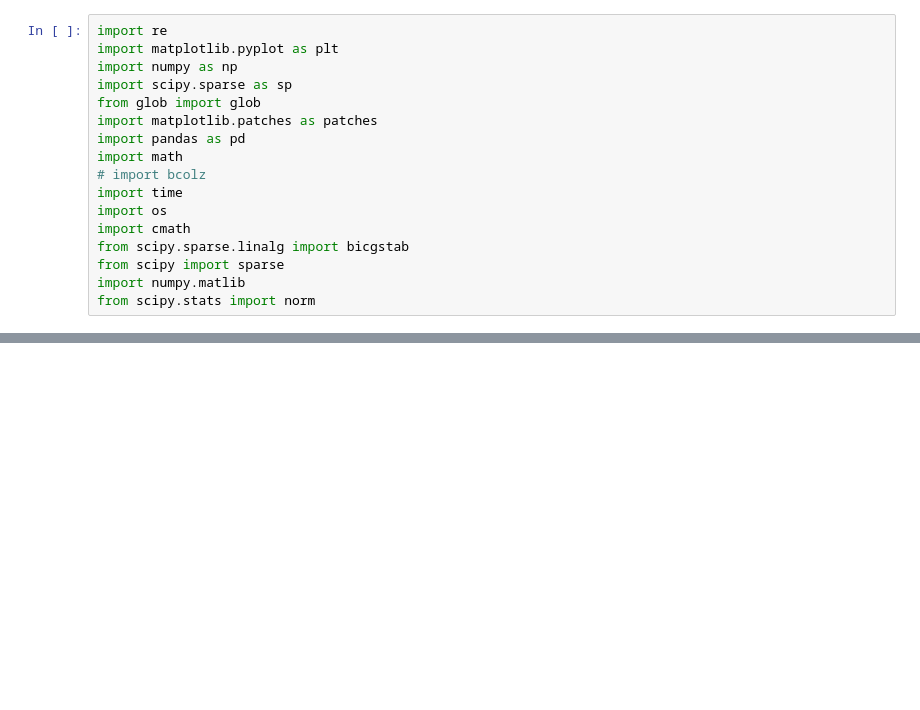
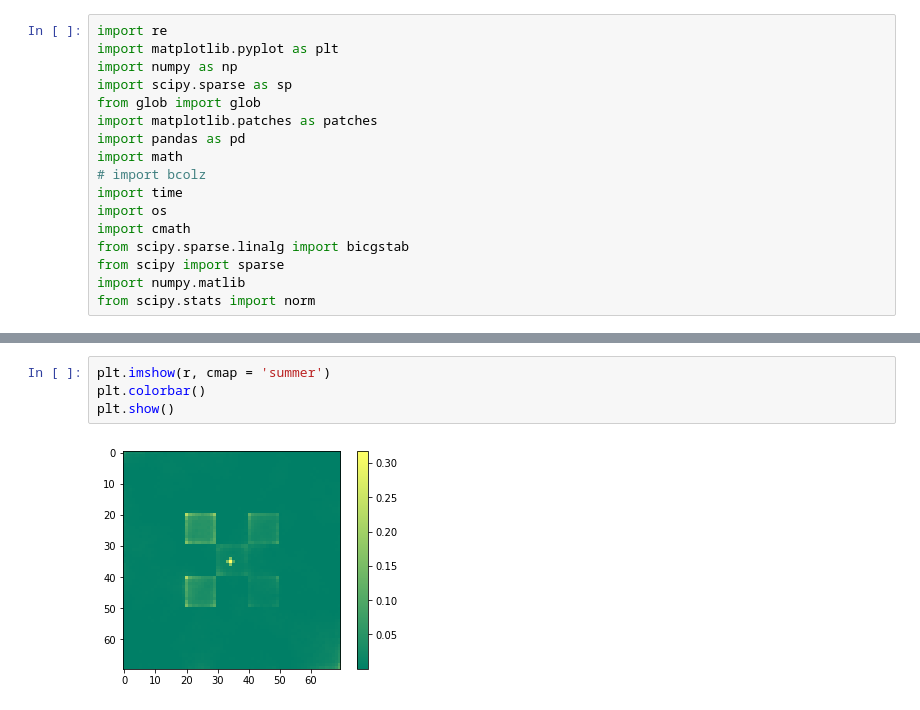
Before and after one commit to MrCrHaM/Passenger, a Jupyter notebook: MatlabFilesVectorField/02-24-18-Cem'sCode.ipynb, the cells around one changed output, grey strips where cells are left out. Drawn from its saved outputs; the diff is of its cells as text; blank space fills up the shorter version.

```diff
--- a/MatlabFilesVectorField/02-24-18-Cem'sCode.ipynb
+++ b/MatlabFilesVectorField/02-24-18-Cem'sCode.ipynb
@@ -290 +315,7 @@ Running time of this part is 57.90193295478821 seconds
+# %%
+plt.imshow(r, cmap = 'summer')
+plt.colorbar()
+plt.show()
+# %% [output]
+[figure, added]
 # %%
```
Also changed, not shown: parts of 6 cells of this notebook, 5 other files.
